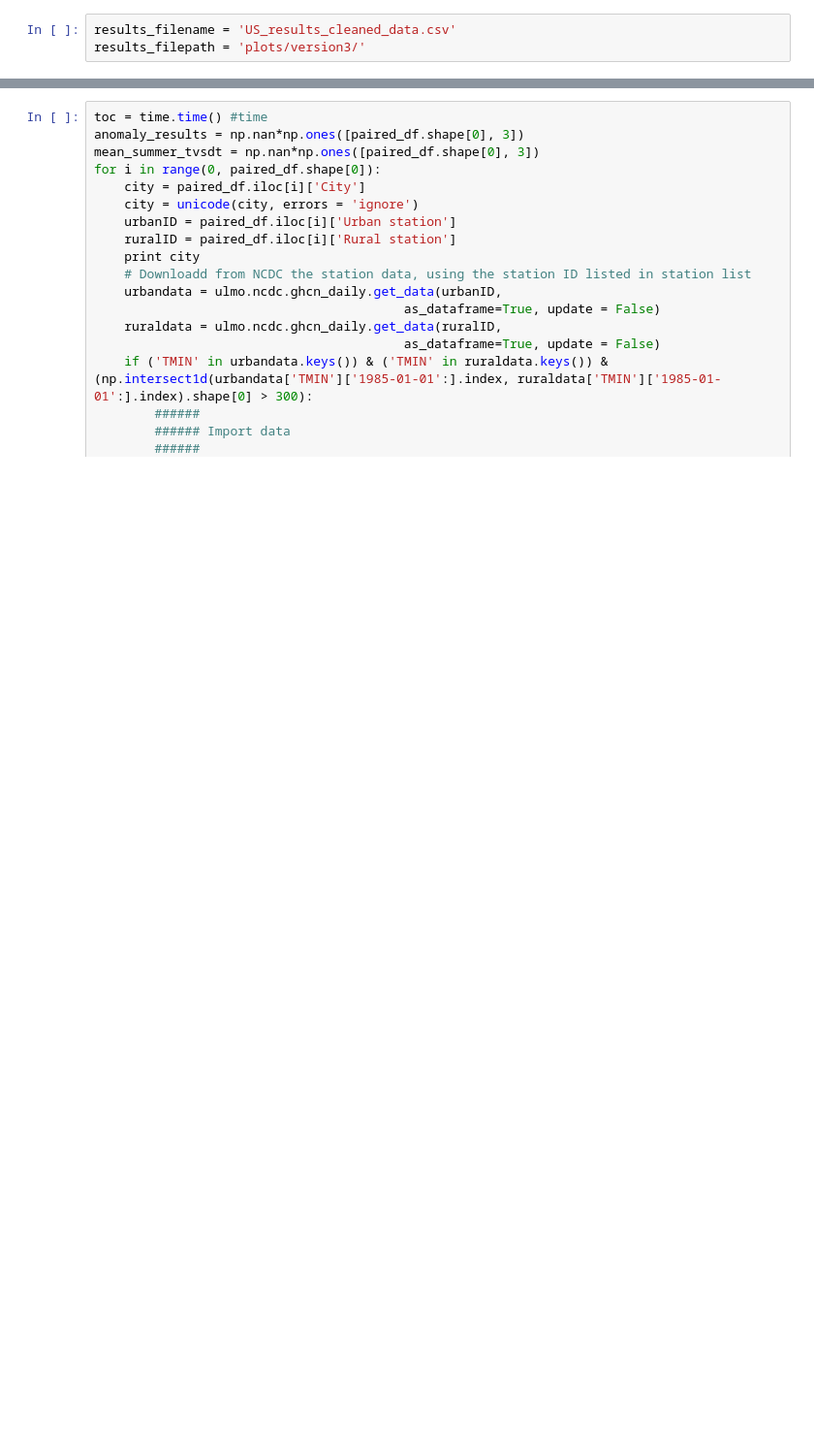
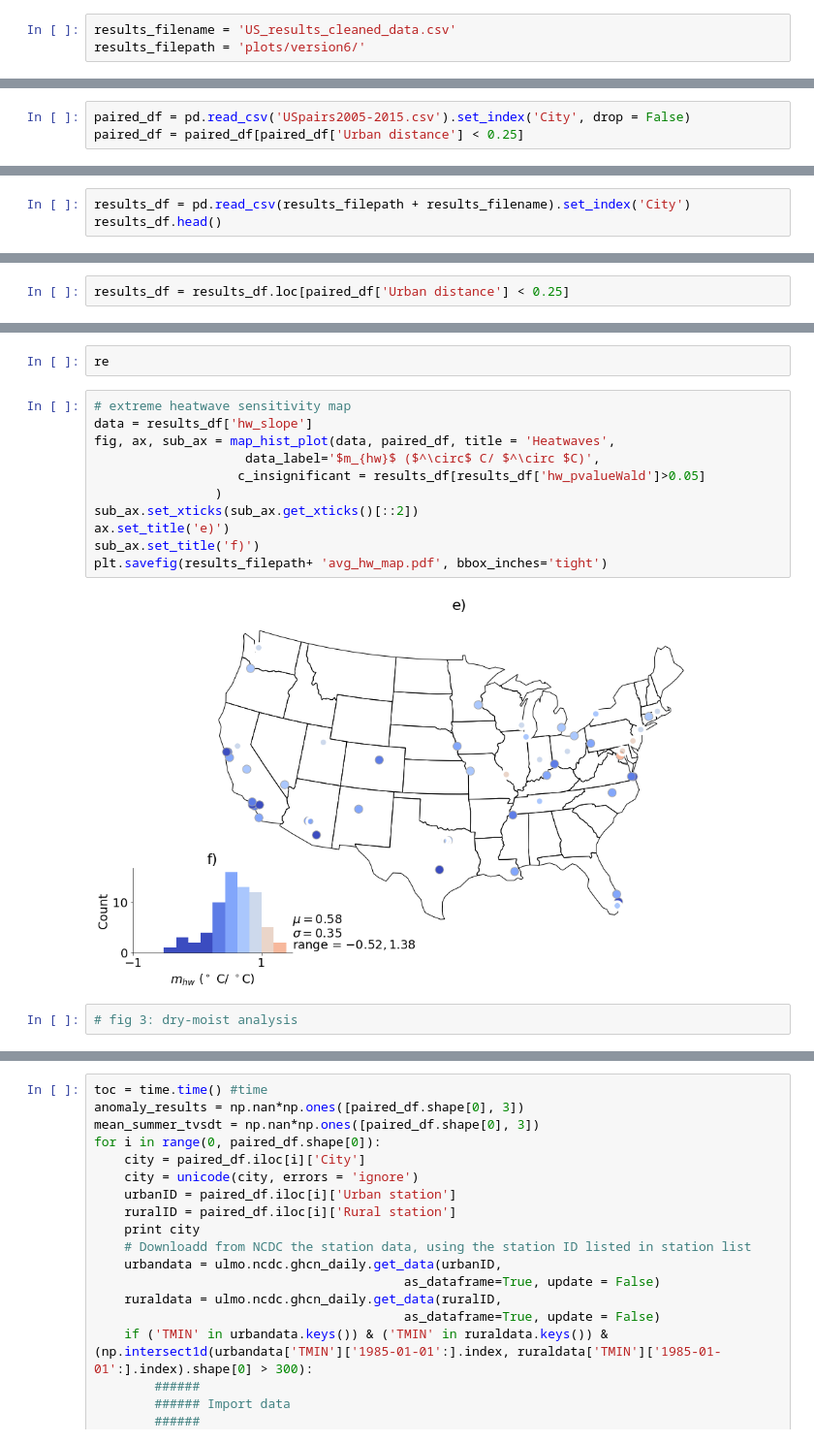
Before and after one commit to gottscott/heat, a Jupyter notebook: PaperFigures.ipynb, the cells around one changed output, grey strips where cells are left out. Shown at 97% size. Saved outputs shown, nothing was run; the diff lists cells and outputs as text; blank space fills up the shorter version.

Commit message:
saving out tu versus tr analysis

```diff
--- a/PaperFigures.ipynb
+++ b/PaperFigures.ipynb
@@ -29,6 +31,6 @@ print(sys.version)
 # %%
 results_filename = 'US_results_cleaned_data.csv'
-results_filepath = 'plots/version3/'
+results_filepath = 'plots/version6/'
 # %%
 # functions
 def prettify_plot():
@@ -381 +335,4 @@ finalhw = 50
+# %%
+paired_df = pd.read_csv('USpairs2005-2015.csv').set_index('City', drop = False)
+paired_df = paired_df[paired_df['Urban distance'] < 0.25]
 # %%
@@ -681,0 +646,3 @@ mean_summer_tvsdt = np.nan*np.ones([paired_df.shape[0], 3])
+# %%
+results_df = pd.read_csv(results_filepath + results_filename).set_index('City')
+results_df.head()
@@ -681,0 +662,2 @@ mean_summer_tvsdt = np.nan*np.ones([paired_df.shape[0], 3])
+# %%
+results_df = results_df.loc[paired_df['Urban distance'] < 0.25]
@@ -681,0 +1078,17 @@ mean_summer_tvsdt = np.nan*np.ones([paired_df.shape[0], 3])
+# %%
+re
+# %%
+# extreme heatwave sensitivity map
+data = results_df['hw_slope']
+fig, ax, sub_ax = map_hist_plot(data, paired_df, title = 'Heatwaves',
+                    data_label='$m_{hw}$ ($^\circ$ C/ $^\circ $C)',
+                   c_insignificant = results_df[results_df['hw_pvalueWald']>0.05]
+                )
+sub_ax.set_xticks(sub_ax.get_xticks()[::2])
+ax.set_title('e)')
+sub_ax.set_title('f)')
+plt.savefig(results_filepath+ 'avg_hw_map.pdf', bbox_inches='tight')
+# %% [output]
+[figure, added]
+# %%
+# fig 3: dry-moist analysis
```
Also changed, not shown: parts of 46 cells of this notebook, 2 other files.
